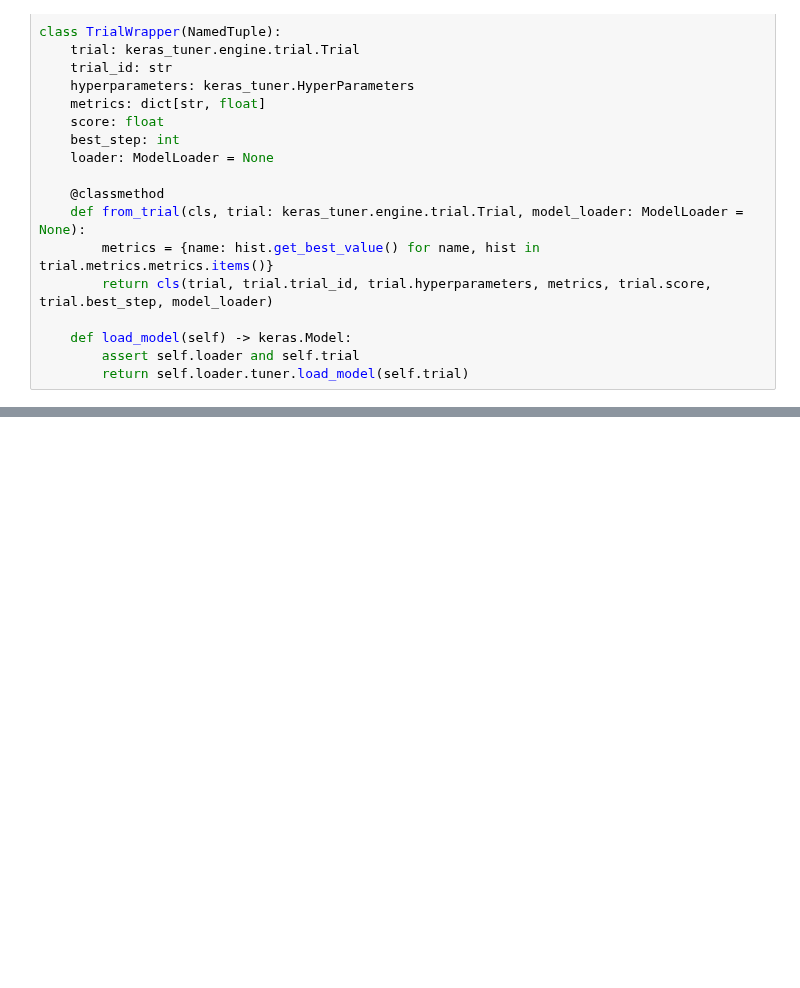
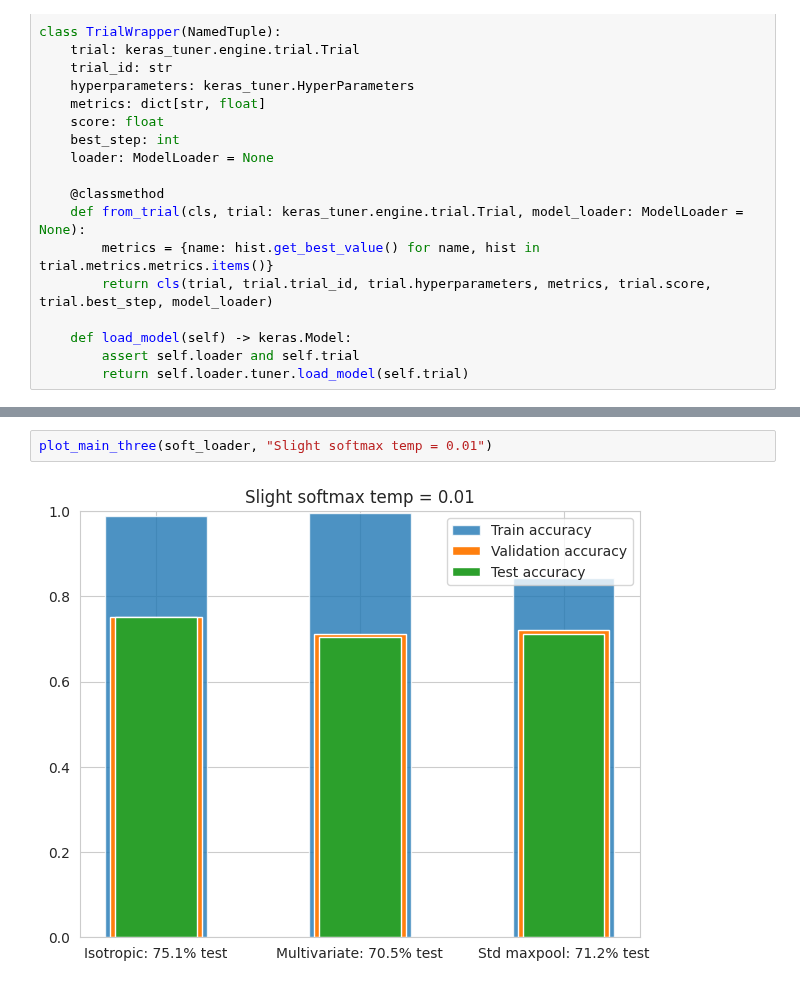
Before and after one commit to p-adema/quadratic-conv, a Jupyter notebook: scratch/result_check.ipynb, the cells around one changed output, grey strips where cells are left out. Cells and saved outputs as stored; diff of their text form; blank space fills up the shorter version.

```diff
--- a/scratch/result_check.ipynb
+++ b/scratch/result_check.ipynb
@@ -172,0 +277,4 @@ qmiso.evaluate(kmn.x_test, kmn.y_test, batch_size=2 ** 10, return_dict=True)
+# %%
+plot_main_three(soft_loader, "Slight softmax temp = 0.01")
+# %% [output]
+[figure, added]
```
Also changed, not shown: parts of 29 cells of this notebook, 1 other file.
